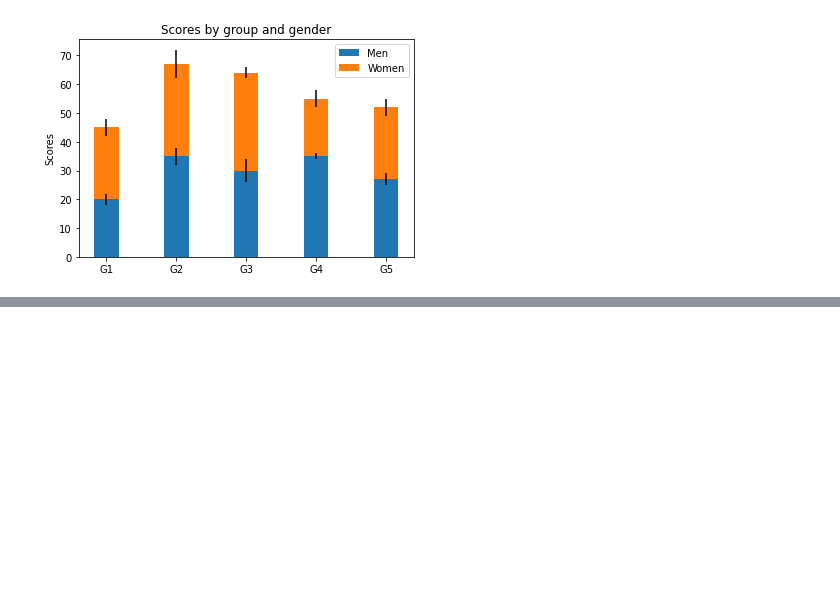
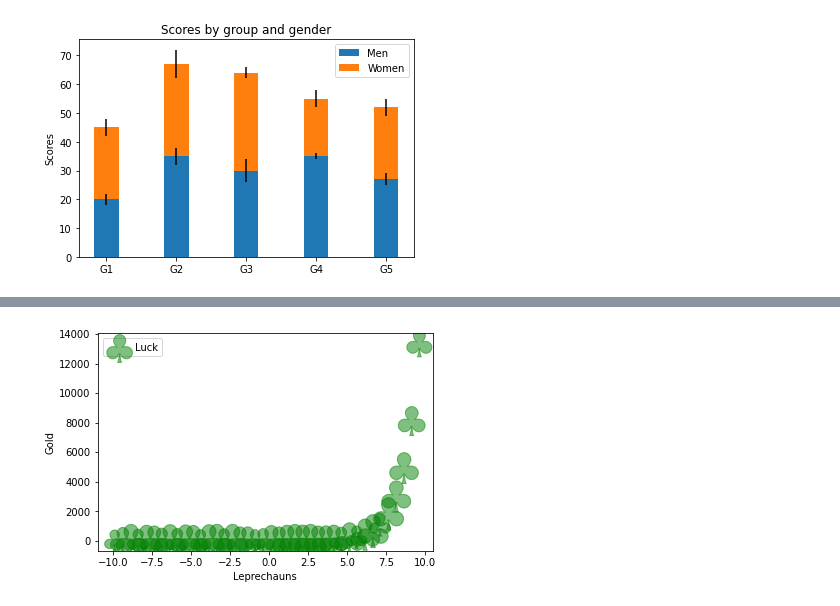
Before and after one commit to billybuonocore/Finance, a Jupyter notebook: William_Buonocore_Lab_1.ipynb, the cells around one changed output, grey strips where cells are left out. Saved outputs shown, nothing was run; the diff lists cells and outputs as text; code cells hidden in the pictures; blank space fills up the shorter version.

```diff
--- a/William_Buonocore_Lab_1.ipynb
+++ b/William_Buonocore_Lab_1.ipynb
@@ -282,0 +309,20 @@ plt.show()
+# %%
+import matplotlib.pyplot as plt
+import numpy as np
+
+# Fixing random state for reproducibility
+np.random.seed(19680801)
+
+
+x = np.arange(-10, 10, 0.5)
+y = np.exp(x) + np.random.rand(*x.shape) * 30.0
+s = np.random.rand(*x.shape) * 800 + 500
+
+plt.scatter(x, y, s, c="g", alpha=0.5, marker =r'$\clubsuit$',
+            label="Luck")
+plt.xlabel("Leprechauns")
+plt.ylabel("Gold")
+plt.legend(loc='upper left')
+plt.show()
+# %% [output]
+[figure, added]
```
Also changed, not shown: parts of 7 cells of this notebook.
